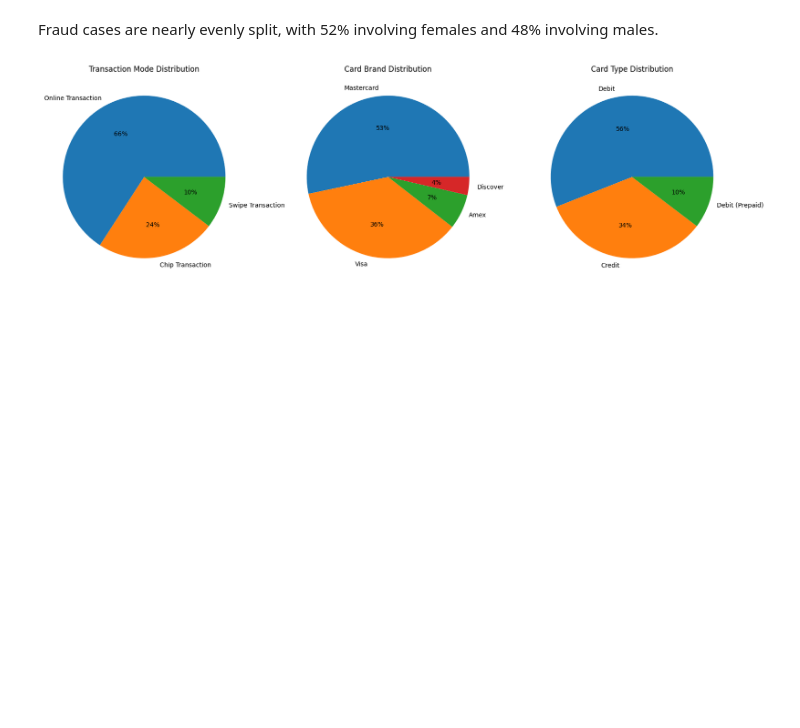
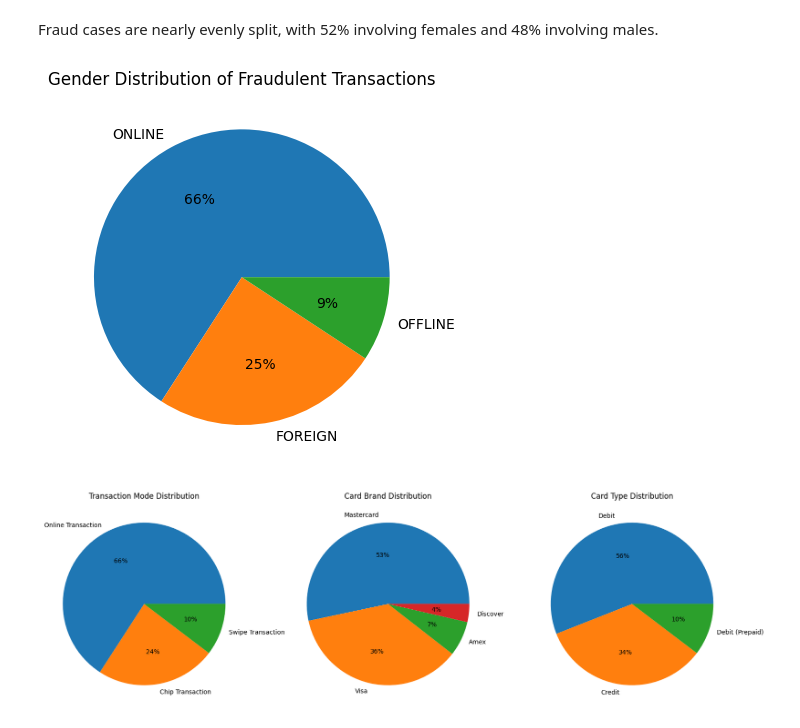
Before and after one commit to yashjadwani/Financial-Fraud-Analysis, a Jupyter notebook: fraud_detection.ipynb, the cells around one changed output. Drawn from its saved outputs; the diff is of its cells as text; code cells hidden in the pictures; blank space fills up the shorter version.

```diff
--- a/fraud_detection.ipynb
+++ b/fraud_detection.ipynb
@@ -285,3 +301,8 @@ plt.show()
+# %%
+transaction_data['repeat_transaction'] = transaction_data.duplicated(
+    subset=['client_id', 'merchant_id','transaction_type'], keep='first'
+)
+transaction_data['repeat_transaction'] = transaction_data['repeat_transaction'].astype(int)
 # %%
 transaction_data.date = pd.to_datetime(transaction_data.date)
 transaction_data.info()
@@ -391,6 +472,16 @@ plt.show()
 [figure]
 # %% [markdown]
 Fraud cases are nearly evenly split, with 52% involving females and 48% involving males.
+# %%
+labels = transaction_fraud_yes.transaction_type.value_counts().index.tolist()
+data = transaction_fraud_yes.transaction_type.value_counts().values
+palette_color = sns.color_palette('tab10')
+plt.pie(data, labels=labels, colors=palette_color, autopct='%.0f%%')
+plt.title('Gender Distribution of Fraudulent Transactions')
+# displaying chart
+plt.show()
+# %% [output]
+[figure, added]
 # %%
 fig, ax = plt.subplots(1, 3, figsize=(20, 6))
 
```
Also changed, not shown: parts of 25 cells of this notebook, 2 other files.
